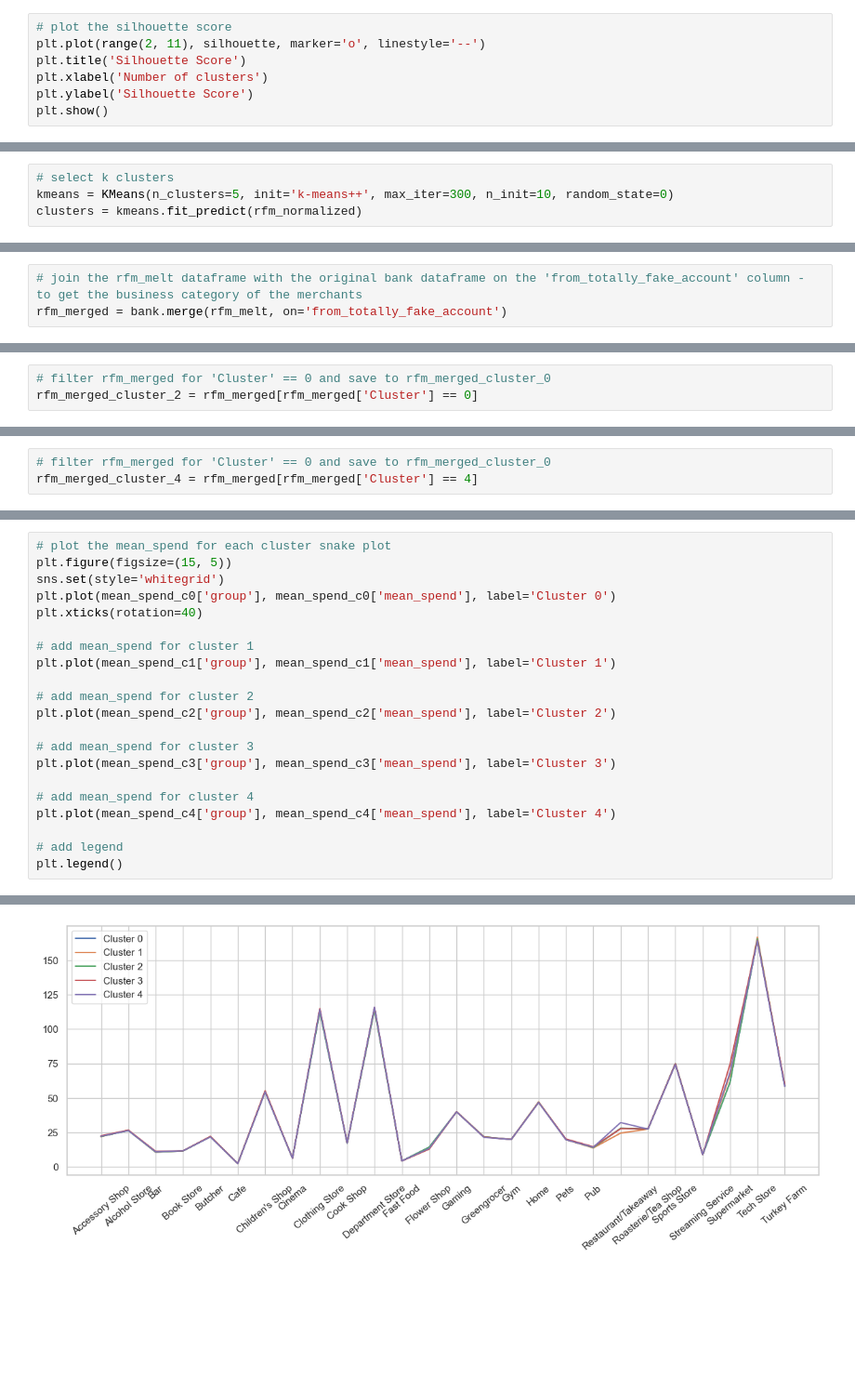
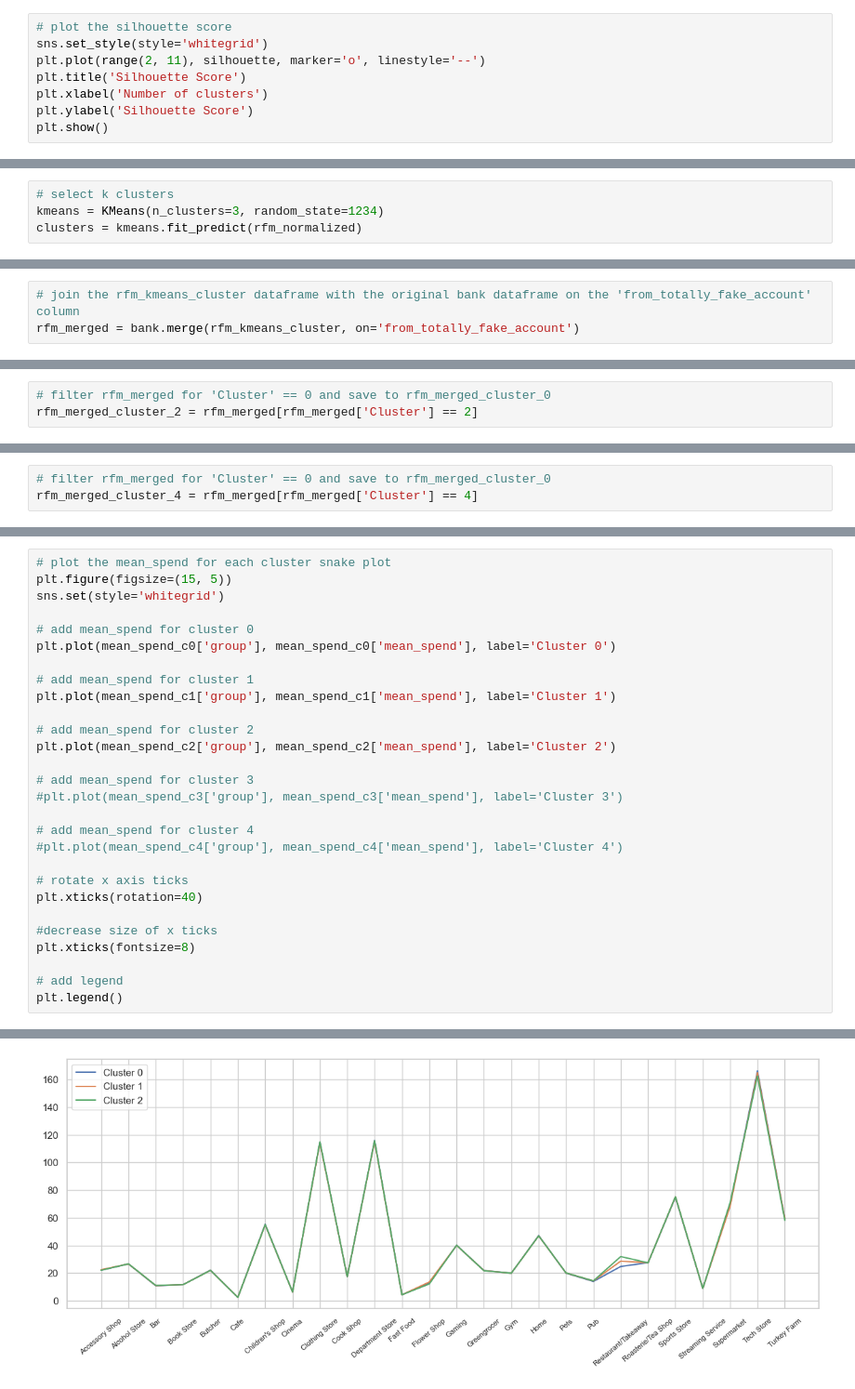
Before and after one commit to UoB-DSMP-2023-24/dsmp-2024-group-38, a Jupyter notebook: rfm_scores.ipynb, the cells around one changed output, grey strips where cells are left out. Shown at 93% size. Drawn from its saved outputs; the diff is of its cells as text; blank space fills up the shorter version.

Commit message:
Updated RFM analysis - choosing 3 clusters - and analysed spending behaviour within each cluster

```diff
--- a/rfm_scores.ipynb
+++ b/rfm_scores.ipynb
@@ -361,5 +379,6 @@ plt.show()
 # %%
 # plot the silhouette score
+sns.set_style(style='whitegrid')
 plt.plot(range(2, 11), silhouette, marker='o', linestyle='--')
 plt.title('Silhouette Score')
 plt.xlabel('Number of clusters')
@@ -372,6 +391,6 @@ plt.show()
 # %%
 # select k clusters
-kmeans = KMeans(n_clusters=5, init='k-means++', max_iter=300, n_init=10, random_state=0)
+kmeans = KMeans(n_clusters=3, random_state=1234)
 clusters = kmeans.fit_predict(rfm_normalized)
 # %% [markdown]
 # Analysis of clustering
@@ -514,6 +587,6 @@ rfm_melt.head(10)
 # %%
-# join the rfm_melt dataframe with the original bank dataframe on the 'from_totally_fake_account' column - to get the business category of the merchants
-rfm_merged = bank.merge(rfm_melt, on='from_totally_fake_account')
+# join the rfm_kmeans_cluster dataframe with the original bank dataframe on the 'from_totally_fake_account' column
+rfm_merged = bank.merge(rfm_kmeans_cluster, on='from_totally_fake_account')
 # %%
 rfm_merged.head(10).sort_values(by='group')
 
@@ -596,6 +726,6 @@ mean_spend_c1
 # %%
 # filter rfm_merged for 'Cluster' == 0 and save to rfm_merged_cluster_0
-rfm_merged_cluster_2 = rfm_merged[rfm_merged['Cluster'] == 0]
+rfm_merged_cluster_2 = rfm_merged[rfm_merged['Cluster'] == 2]
 # %%
 mean_spend_c2 = rfm_merged_cluster_2.groupby('group').agg({'monopoly_money_amount':'mean'}).reset_index()
 
@@ -681,24 +805,31 @@ mean_spend_c4
 # %%
 # plot the mean_spend for each cluster snake plot
 plt.figure(figsize=(15, 5))
 sns.set(style='whitegrid')
+
+# add mean_spend for cluster 0
 plt.plot(mean_spend_c0['group'], mean_spend_c0['mean_spend'], label='Cluster 0')
-plt.xticks(rotation=40)
 
 # add mean_spend for cluster 1
 plt.plot(mean_spend_c1['group'], mean_spend_c1['mean_spend'], label='Cluster 1')
 
 # add mean_spend for cluster 2
 plt.plot(mean_spend_c2['group'], mean_spend_c2['mean_spend'], label='Cluster 2')
 
 # add mean_spend for cluster 3
-plt.plot(mean_spend_c3['group'], mean_spend_c3['mean_spend'], label='Cluster 3')
+#plt.plot(mean_spend_c3['group'], mean_spend_c3['mean_spend'], label='Cluster 3')
 
 # add mean_spend for cluster 4
-plt.plot(mean_spend_c4['group'], mean_spend_c4['mean_spend'], label='Cluster 4')
+#plt.plot(mean_spend_c4['group'], mean_spend_c4['mean_spend'], label='Cluster 4')
+
+# rotate x axis ticks
+plt.xticks(rotation=40)
+
+#decrease size of x ticks
+plt.xticks(fontsize=8)
 
 # add legend
 plt.legend()
 # %% [output]
 <matplotlib.legend.Legend at 0x...>
-[figure, old version]
+[figure, new version]
```
Also changed, not shown: parts of 39 cells of this notebook, 2 other files.
